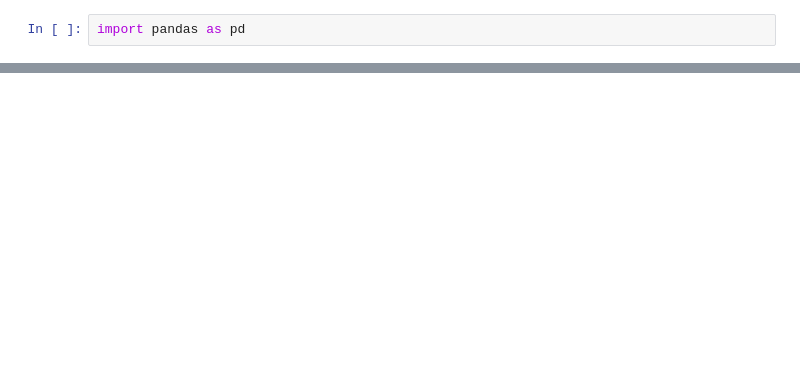
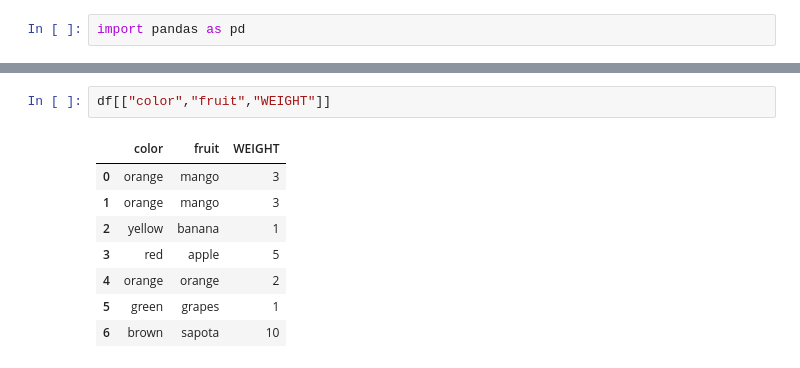
Before and after one commit to Anishmnaik/CodeWithAnish, a Jupyter notebook: python/pandas/pandas.ipynb, the cells around one changed output, grey strips where cells are left out. Drawn from its saved outputs; the diff is of its cells as text; blank space fills up the shorter version.

```diff
--- a/python/pandas/pandas.ipynb
+++ b/python/pandas/pandas.ipynb
@@ -97,0 +176,11 @@ memory usage: 276.0+ bytes
+# %%
+df[["color","fruit","WEIGHT"]]
+# %% [output]
+|  | color | fruit | WEIGHT |
+| 0 | orange | mango | 3 |
+| 1 | orange | mango | 3 |
+| 2 | yellow | banana | 1 |
+| 3 | red | apple | 5 |
+| 4 | orange | orange | 2 |
+| 5 | green | grapes | 1 |
+| 6 | brown | sapota | 10 |
```
Also changed, not shown: parts of 76 cells of this notebook, 4 other files.
